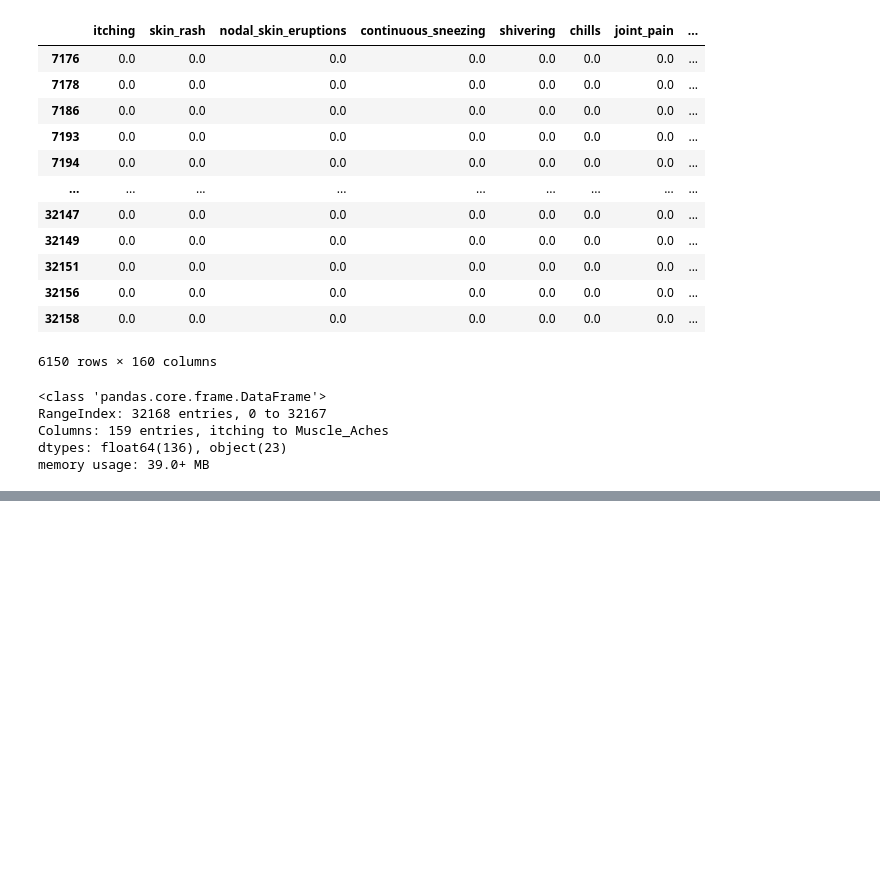
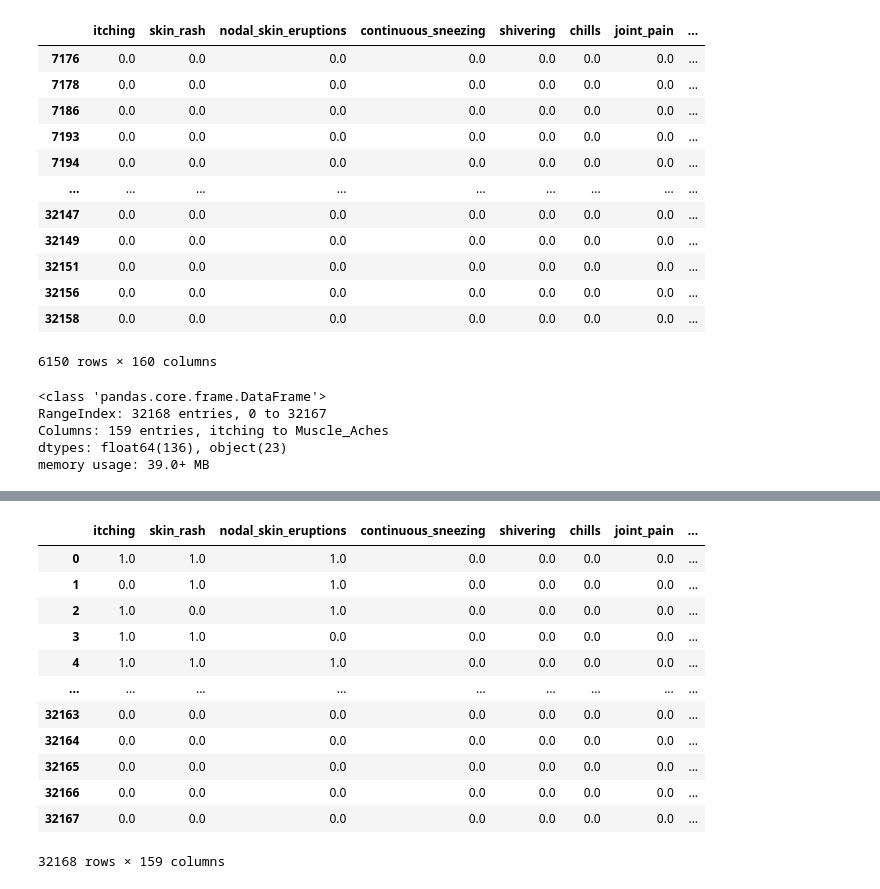
Before and after one commit to RAJESHVELAMALA/project2, a Jupyter notebook: preprocess.ipynb, the cells around one changed output, grey strips where cells are left out. Saved outputs shown, nothing was run; the diff lists cells and outputs as text; code cells hidden in the pictures; blank space fills up the shorter version.

```diff
--- a/preprocess.ipynb
+++ b/preprocess.ipynb
@@ -318,0 +301,20 @@ Disease_data.to_csv('./Project_data/Disease_data.csv', index=False)
+# %%
+#Update the Age field where not available
+Disease_data.loc[Disease_data['Age'] == 0, 'Age'] = np.random.randint(5, 70, sum(Disease_data['Age'] == 0))
+
+#Validate the Data
+display(Disease_data.loc[Disease_data['Age']!='0'])
+# %% [output]
+|  | itching | skin_rash | nodal_skin_eruptions | continuous_sneezing | shivering | chills | joint_pain | ... |
+| 0 | 1.0 | 1.0 | 1.0 | 0.0 | 0.0 | 0.0 | 0.0 | ... |
+| 1 | 0.0 | 1.0 | 1.0 | 0.0 | 0.0 | 0.0 | 0.0 | ... |
+| 2 | 1.0 | 0.0 | 1.0 | 0.0 | 0.0 | 0.0 | 0.0 | ... |
+| 3 | 1.0 | 1.0 | 0.0 | 0.0 | 0.0 | 0.0 | 0.0 | ... |
+| 4 | 1.0 | 1.0 | 1.0 | 0.0 | 0.0 | 0.0 | 0.0 | ... |
+| ... | ... | ... | ... | ... | ... | ... | ... | ... |
+| 32163 | 0.0 | 0.0 | 0.0 | 0.0 | 0.0 | 0.0 | 0.0 | ... |
+| 32164 | 0.0 | 0.0 | 0.0 | 0.0 | 0.0 | 0.0 | 0.0 | ... |
+| 32165 | 0.0 | 0.0 | 0.0 | 0.0 | 0.0 | 0.0 | 0.0 | ... |
+| 32166 | 0.0 | 0.0 | 0.0 | 0.0 | 0.0 | 0.0 | 0.0 | ... |
+| 32167 | 0.0 | 0.0 | 0.0 | 0.0 | 0.0 | 0.0 | 0.0 | ... |
+32168 rows × 159 columns
```
Also changed, not shown: parts of 25 cells of this notebook.
